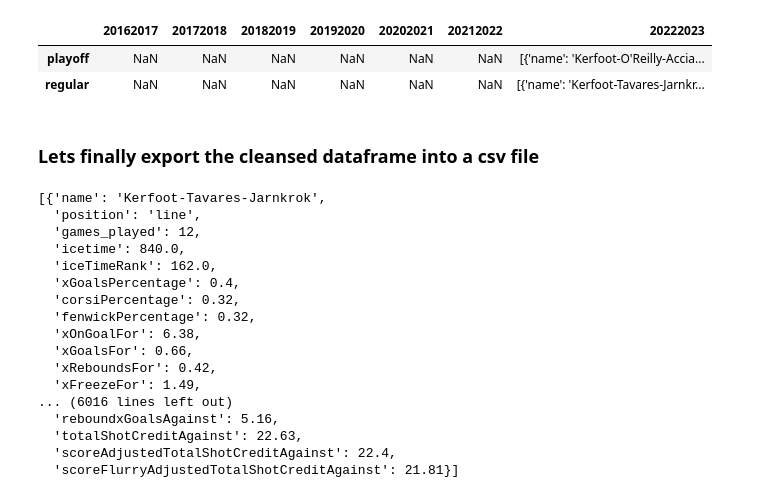
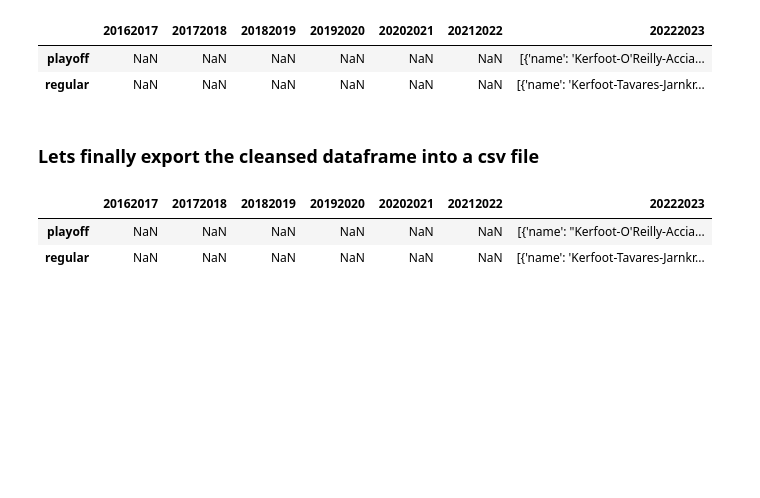
Before and after one commit to smzalam/StatChek, a Jupyter notebook: src/data/cleaning_datasets/cleaning_teamLineCombinations.ipynb, the cells around one changed output. Saved outputs shown, nothing was run; the diff lists cells and outputs as text; code cells hidden in the pictures; blank space fills up the shorter version.

Commit message:
finished all cleaning data

```diff
--- a/src/data/cleaning_datasets/cleaning_teamLineCombinations.ipynb
+++ b/src/data/cleaning_datasets/cleaning_teamLineCombinations.ipynb
@@ -133,33 +132,16 @@ df.to_csv(title, index=False)
 # %%
 # how to get csv back into dataframe
 
-a = pd.read_csv('../cleaned_csv/teamAllStatsDetailsCleaned.csv')
+a = pd.read_csv('../cleaned_csv/teamLinesAllCombinationsCleaned.csv')
 b = a.to_dict(orient='list')
 c = pd.DataFrame.from_dict(b, orient='columns')
 rows = {
-    0 : 'stats',
-    1 : 'ranks'
+    0 : 'playoff',
+    1 : 'regular'
 }
 c = c.rename(index=rows)
 c
+# %% [output]
+|  | 20162017 | 20172018 | 20182019 | 20192020 | 20202021 | 20212022 | 20222023 |
+| playoff | NaN | NaN | NaN | NaN | NaN | NaN | [{'name': "Kerfoot-O'Reilly-Accia... |
+| regular | NaN | NaN | NaN | NaN | NaN | NaN | [{'name': 'Kerfoot-Tavares-Jarnkr... |
-# %%
-x = cleaning_dataset("../scraped_csv/team_lines/20222023_regular_lines.csv", 'regular')
-x
-# %% [output]
-[{'name': 'Kerfoot-Tavares-Jarnkrok',
-  'position': 'line',
-  'games_played': 12,
-  'icetime': 840.0,
-  'iceTimeRank': 162.0,
-  'xGoalsPercentage': 0.4,
-  'corsiPercentage': 0.32,
-  'fenwickPercentage': 0.32,
-  'xOnGoalFor': 6.38,
-  'xGoalsFor': 0.66,
-  'xReboundsFor': 0.42,
-  'xFreezeFor': 1.49,
-... (6016 lines left out)
-  'reboundxGoalsAgainst': 5.16,
-  'totalShotCreditAgainst': 22.63,
-  'scoreAdjustedTotalShotCreditAgainst': 22.4,
-  'scoreFlurryAdjustedTotalShotCreditAgainst': 21.81}]
```
Also changed, not shown: parts of 1 cell of this notebook.
